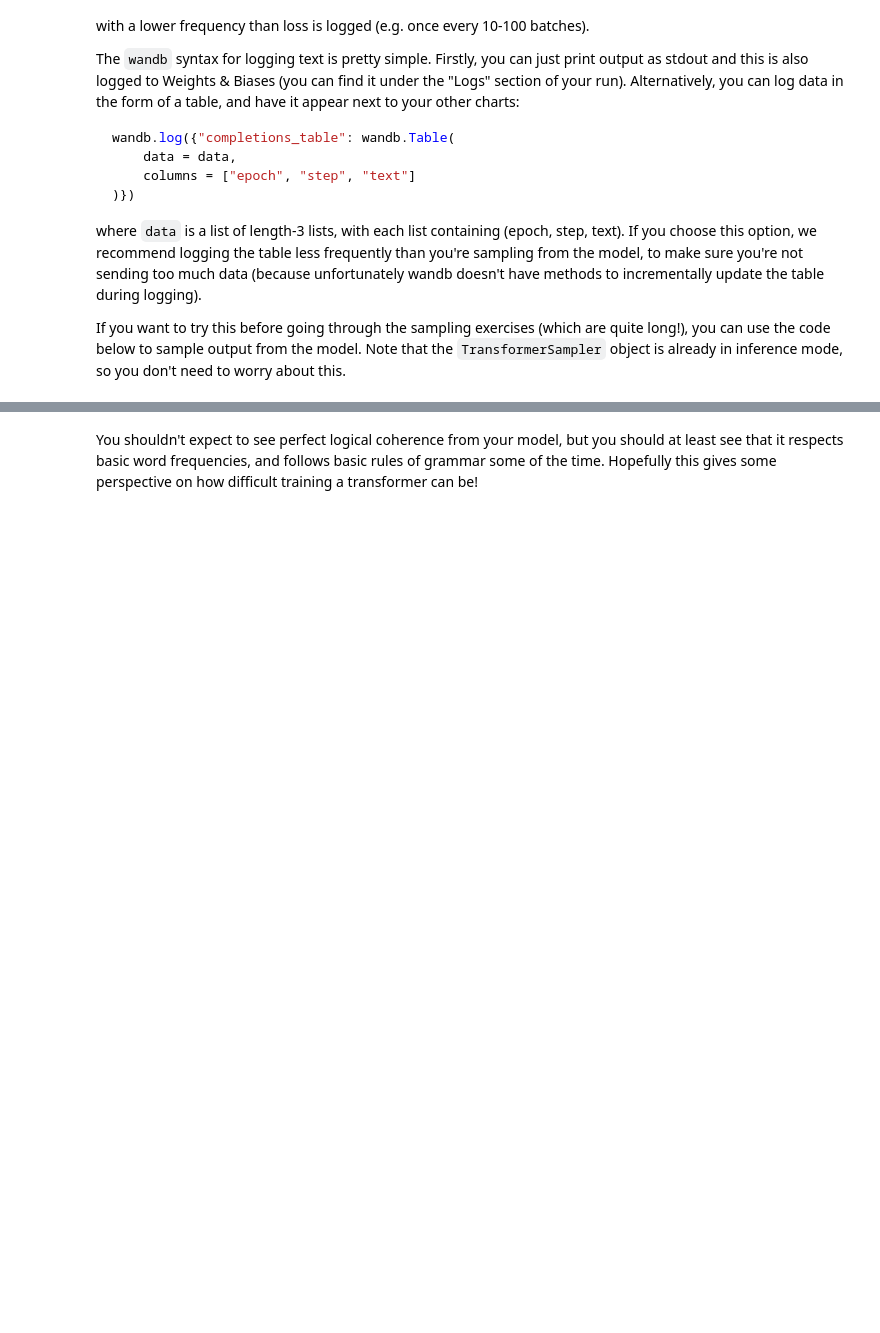
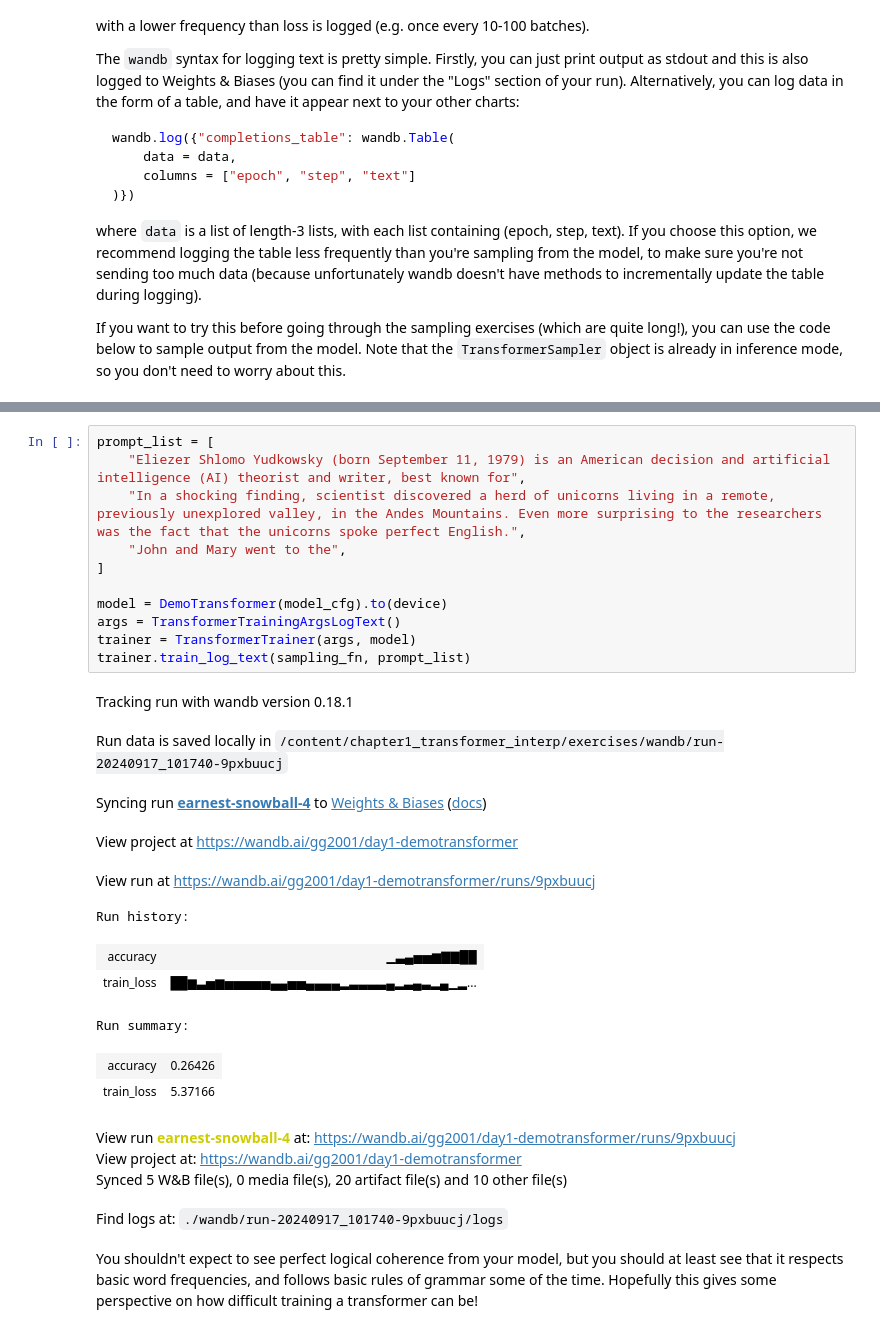
Before and after one commit to gg2001/transformer-circuits, a Jupyter notebook: arena/[1_1]_Transformer_from_Scratch_(exercises).ipynb, the cells around one changed output, grey strips where cells are left out. Drawn from its saved outputs; the diff is of its cells as text; blank space fills up the shorter version.

```diff
--- a/arena/[1_1]_Transformer_from_Scratch_(exercises).ipynb
+++ b/arena/[1_1]_Transformer_from_Scratch_(exercises).ipynb
@@ -1867,3 +1913,30 @@ John and Mary went to the Frequency 366 Bowser lett delegate Dee BarronSupplemen
+# %%
+prompt_list = [
+    "Eliezer Shlomo Yudkowsky (born September 11, 1979) is an American decision and artificial intelligence (AI) theorist and writer, best known for",
+    "In a shocking finding, scientist discovered a herd of unicorns living in a remote, previously unexplored valley, in the Andes Mountains. Even more surprising to the researchers was the fact that the unicorns spoke perfect English.",
+    "John and Mary went to the",
+]
+
+model = DemoTransformer(model_cfg).to(device)
+args = TransformerTrainingArgsLogText()
+trainer = TransformerTrainer(args, model)
+trainer.train_log_text(sampling_fn, prompt_list)
+# %% [output]
+Tracking run with wandb version 0.18.1
+Run data is saved locally in /content/chapter1_transformer_interp/exercises/wandb/run-20240917_101740-9pxbuucj
+Syncing run earnest-snowball-4 to Weights & Biases (docs)
+View project at https://wandb.ai/gg2001/day1-demotransformer
+View run at https://wandb.ai/gg2001/day1-demotransformer/runs/9pxbuucj
+Run history:
+| accuracy | ▁▃▄▅▅▆▇▇██ |
+| train_loss | ██▆▃▅▆▅▅▅▅▅▄▄▅▅▄▄▄▄▂▃▃▃▃▄▂▃▄▃▂▄▁▂... |
+Run summary:
+| accuracy | 0.26426 |
+| train_loss | 5.37166 |
+View run earnest-snowball-4 at: https://wandb.ai/gg2001/day1-demotransformer/runs/9pxbuucj
+View project at: https://wandb.ai/gg2001/day1-demotransformer
+Synced 5 W&B file(s), 0 media file(s), 20 artifact file(s) and 10 other file(s)
+Find logs at: ./wandb/run-20240917_101740-9pxbuucj/logs
 # %% [markdown]
 You shouldn't expect to see perfect logical coherence from your model, but you should at least see that it respects basic word frequencies, and follows basic rules of grammar some of the time. Hopefully this gives some perspective on how difficult training a transformer can be!
 # %% [markdown]
```
Also changed, not shown: parts of 21 cells of this notebook.
